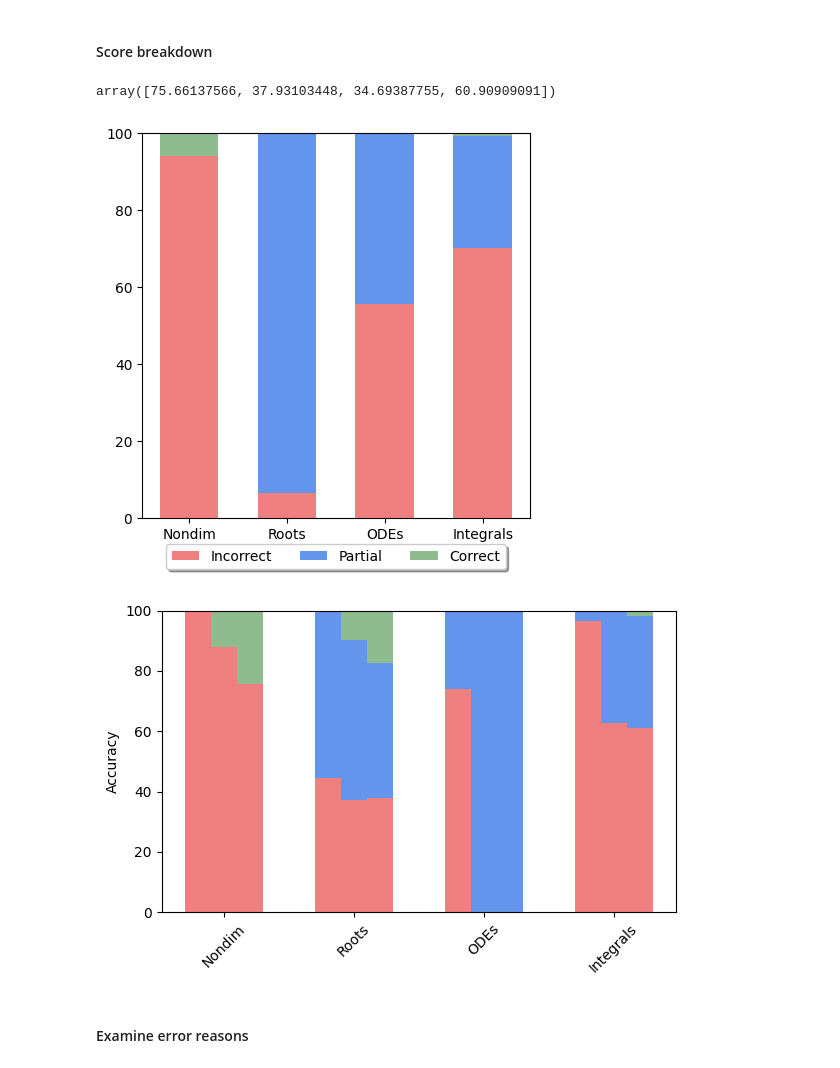
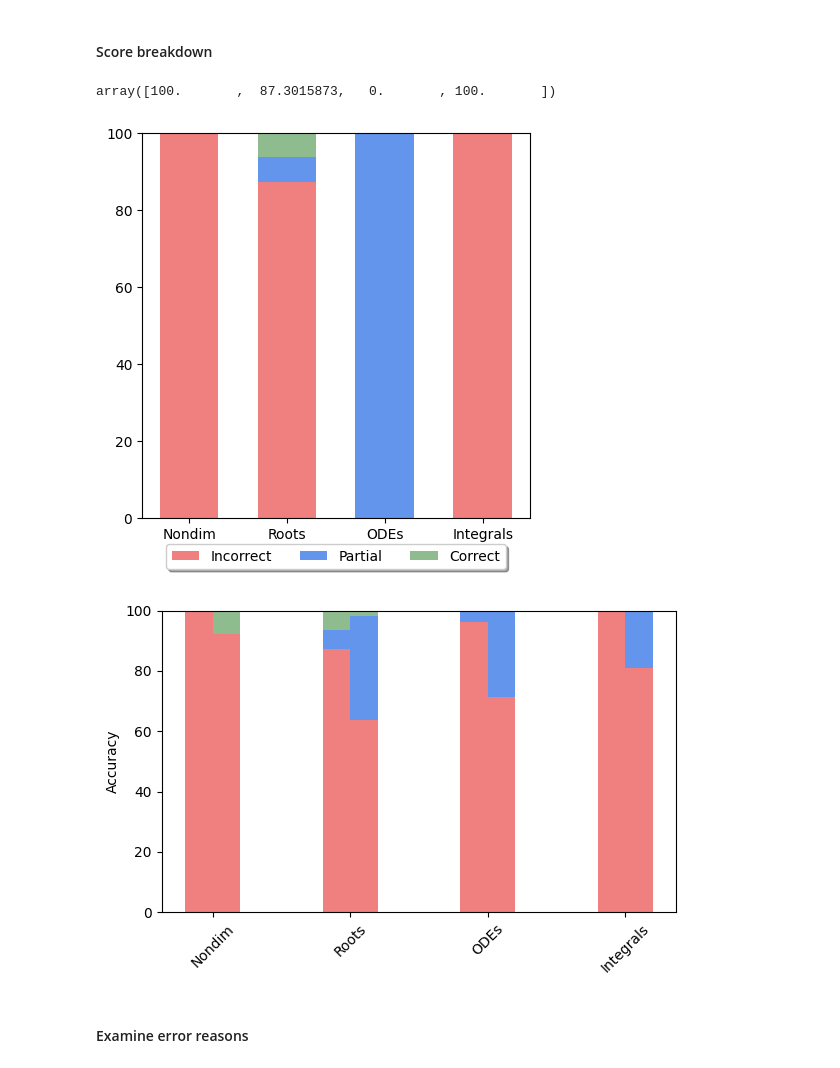
Before and after one commit to sarahmart/HARDMath, a Jupyter notebook: evaluation/paper_plotting.ipynb, the cells around one changed output. Drawn from its saved outputs; the diff is of its cells as text; code cells hidden in the pictures.

```diff
--- a/evaluation/paper_plotting.ipynb
+++ b/evaluation/paper_plotting.ipynb
@@ -183,7 +183,7 @@ def calculate_accuracy_breakdown(question_types, json_name):
     return accuracy_breakdown_new
 
 question_types = ['nondimensionalization_symbolic', 'nondimensionalization_numeric', 'polynomial_roots', 'ode', 'laplace_integral', 'traditional_integral']
-json_name = '0shot_gpt4'
+json_name = '0shot_codellama'
 
 accuracy_breakdown_new = calculate_accuracy_breakdown(question_types, json_name)
 # %%
@@ -207,7 +207,7 @@ incorrect_percentage, partial_percentage, correct_percentage = calculate_percent
 # %%
 incorrect_percentage
 # %% [output]
-array([75.66137566, 37.93103448, 34.69387755, 60.90909091])
+array([100.       ,  87.3015873,   0.       , 100.       ])
 # %%
 # Stacked bar plot
 fig, ax = plt.subplots(figsize=(5, 5))
@@ -230,7 +230,7 @@ ax.set_ylim([0,100])
 # Show the plot
 plt.show()
 # %% [output]
-[figure, old version]
+[figure, new version]
 # %%
 def load_plot_grouped_bar_chart(question_types,categories, models, shot_types):
     x = np.arange(len(categories))  # the label locations
@@ -244,37 +244,37 @@ def load_plot_grouped_bar_chart(question_types,categories, models, shot_types):
             accuracy_breakdown_new = calculate_accuracy_breakdown(question_types, json_name)
             if not np.any(accuracy_breakdown_new):
                 continue
             incorrect_percentage, partial_percentage, correct_percentage = calculate_percentages(accuracy_breakdown_new, categories)
             offset = (i * len(shot_types) + j) * width - (len(models) * len(shot_types) * width) / 2 + width / 2
             #print(correct_percentage)
             ax.bar(x + offset, incorrect_percentage, width, label=f'{model} - {shot_type} - Incorrect', color='lightcoral')
             ax.bar(x + offset, partial_percentage, width, bottom=incorrect_percentage, label=f'{model} - {shot_type} - Partial', color='cornflowerblue')
             ax.bar(x + offset, correct_percentage, width, bottom=incorrect_percentage + partial_percentage, label=f'{model} - {shot_type} - Correct', color='darkseagreen')
 
 
     #ax.set_xlabel('Problem Subtypes')
     ax.set_ylabel('Accuracy')
     #ax.set_title('Correctness Percentage by Model and Shot Type')
     ax.set_xticks(x)
     ax.set_xticklabels(categories)
     #ax.legend()
 
     plt.xticks(rotation=45)
     plt.tight_layout()
     plt.show()
 
 # Assuming correct_percentage is a 3D array of shape (num_models, num_shot_types, num_categories)
 question_types = ['nondimensionalization_symbolic', 'nondimensionalization_numeric', 'polynomial_roots', 'ode', 'laplace_integral', 'traditional_integral']
 #models = ['gpt4', 'gpt3.5', 'llama3', 'codellama']
-models = ['gpt3.5']
-shot_types = ['0shot', '1shot', '5shot']
-#shot_types = ['0shot', '5shot']
+models = ['codellama']
+#shot_types = ['0shot', '1shot', '5shot']
+shot_types = ['0shot','5shot']
 categories = ['Nondim', 'Roots', 'ODEs', 'Integrals']
 
 # Example usage
 load_plot_grouped_bar_chart(question_types, categories, models, shot_types)
 # %% [output]
-[figure, old version]
+[figure, new version]
 # %% [markdown]
 #### Examine error reasons
 # %%
```
Also changed, not shown: parts of 3 cells of this notebook, 9 other files.
